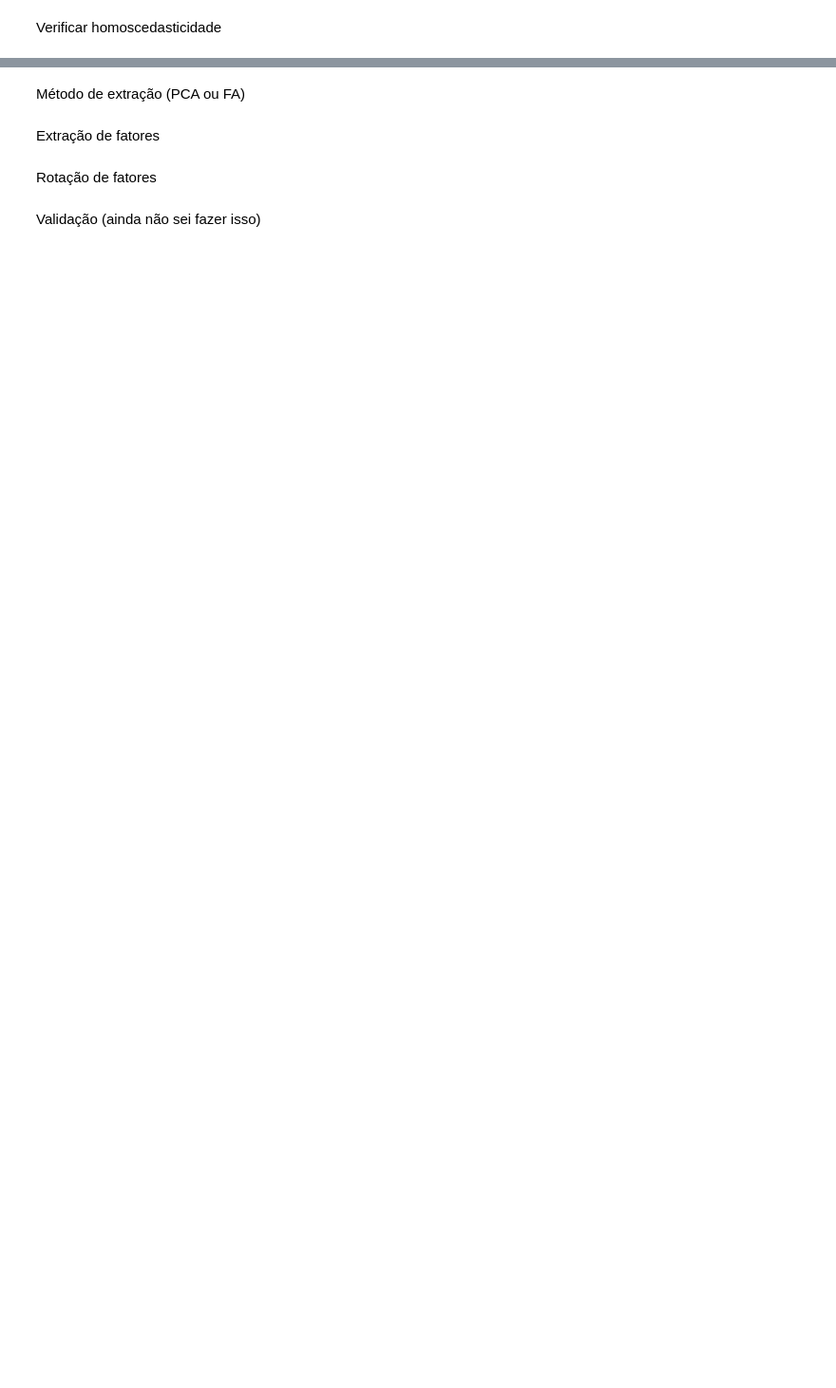
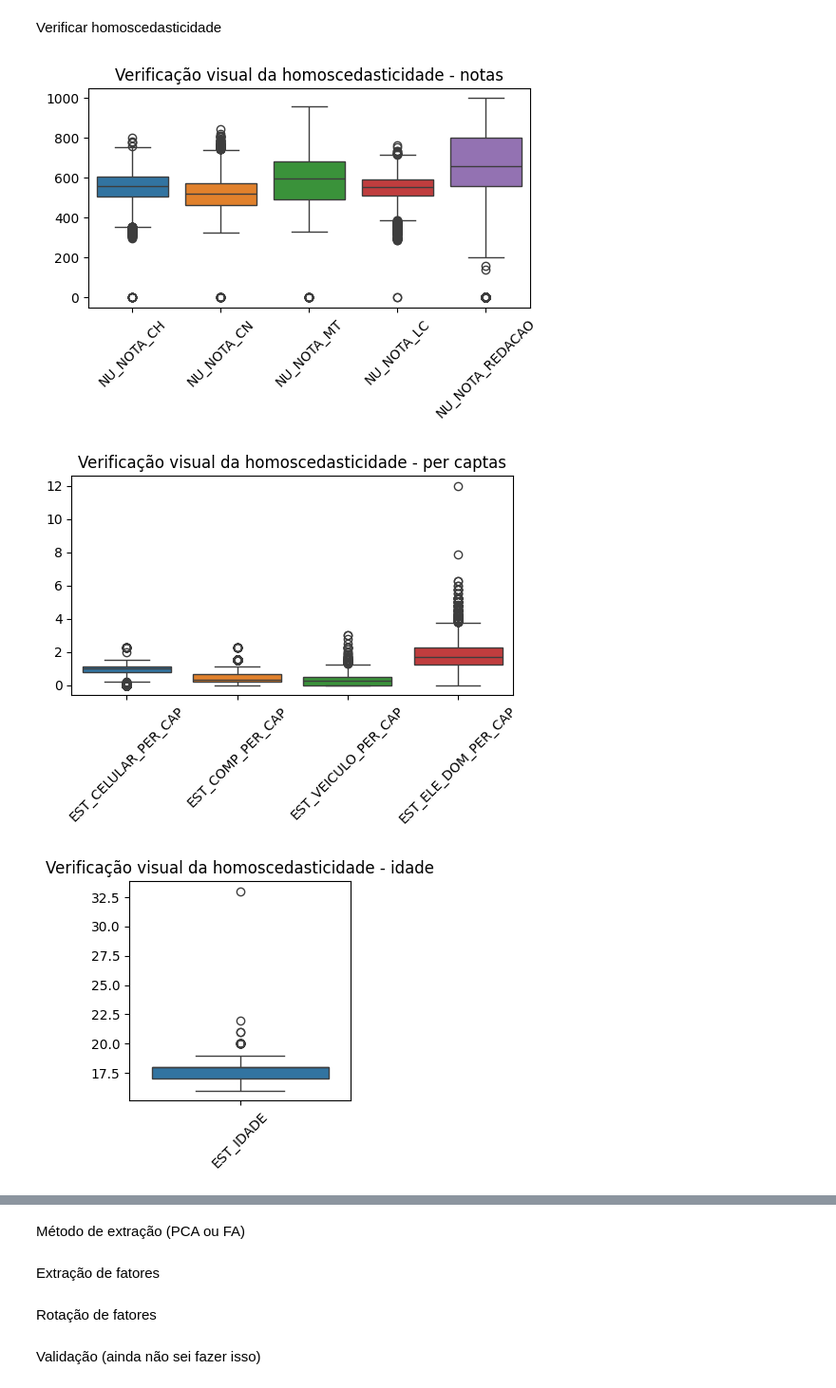
Before and after one commit to gl4a-Veloso/materiais-mqam, a Jupyter notebook: enem/T4/analise_fatorial.ipynb, the cells around one changed output, grey strips where cells are left out. Shown at 95% size. Drawn from its saved outputs; the diff is of its cells as text; code cells hidden in the pictures; blank space fills up the shorter version.

```diff
--- a/enem/T4/analise_fatorial.ipynb
+++ b/enem/T4/analise_fatorial.ipynb
@@ -43,2 +179,30 @@ Verificar linearidade
 # %% [markdown]
 Verificar homoscedasticidade
+# %%
+plt.figure(figsize=(6,3))
+sns.boxplot(data=df_fatores[['NU_NOTA_CH', 'NU_NOTA_CN', 'NU_NOTA_MT', 'NU_NOTA_LC', 'NU_NOTA_REDACAO']])
+plt.title('Verificação visual da homoscedasticidade - notas')
+plt.xticks(rotation=45)
+plt.show()
+
+plt.figure(figsize=(6,3))
+sns.boxplot(data=df_fatores[['EST_CELULAR_PER_CAP', 'EST_COMP_PER_CAP', 'EST_VEICULO_PER_CAP', 'EST_ELE_DOM_PER_CAP']])
+plt.title('Verificação visual da homoscedasticidade - per captas')
+plt.xticks(rotation=45)
+plt.show()
+
+plt.figure(figsize=(3,3))
+sns.boxplot(data=df_fatores[['EST_IDADE']])
+plt.title('Verificação visual da homoscedasticidade - idade')
+plt.xticks(rotation=45)
+plt.show()
+
+plt.figure(figsize=(3,3))
+sns.boxplot(data=df_fatores[['EST_RENDA_PER_CAP']])
+plt.title('Verificação visual da homoscedasticidade - renda')
+plt.xticks(rotation=45)
+plt.show()
+# %% [output]
+[figure, added]
+[figure, added]
+[figure, added]
```
Also changed, not shown: parts of 11 cells of this notebook.
